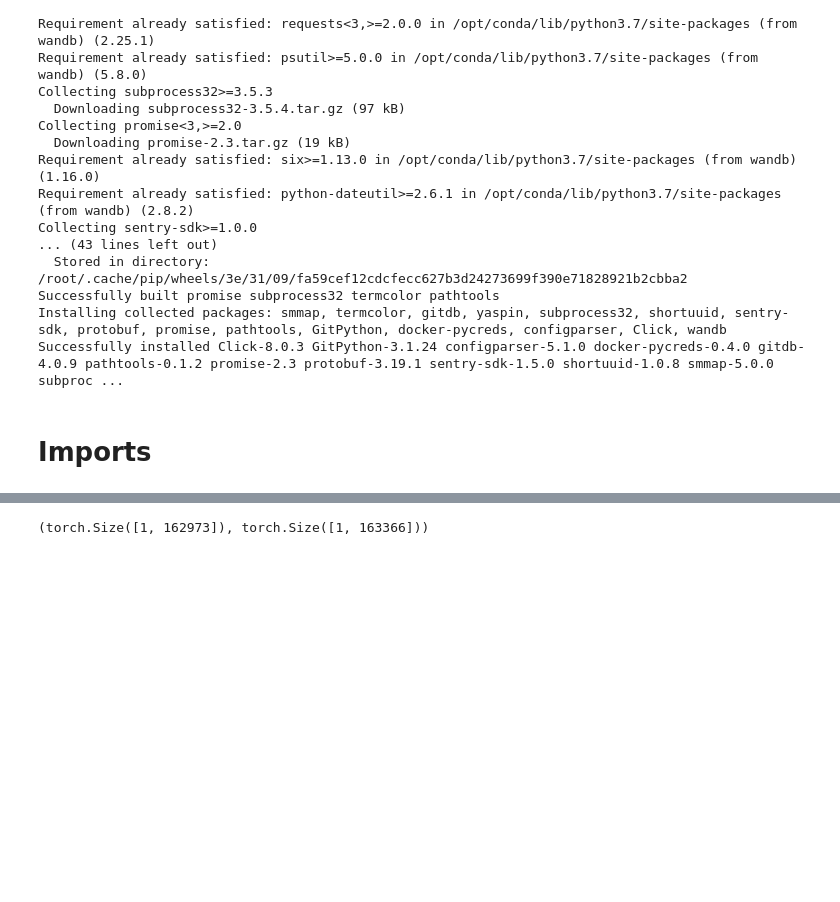
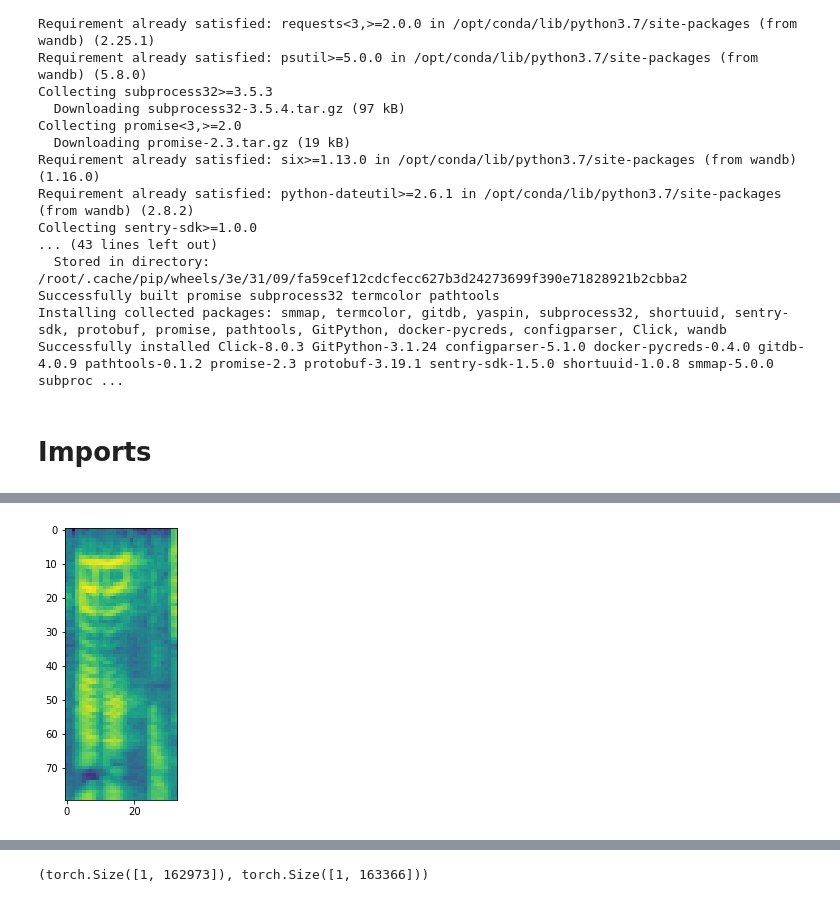
Before and after one commit to timothyxp/Hi-Fi-Gan, a Jupyter notebook: train.ipynb, the cells around one changed output, grey strips where cells are left out. Saved outputs shown, nothing was run; the diff lists cells and outputs as text; code cells hidden in the pictures; blank space fills up the shorter version.

```diff
--- a/train.ipynb
+++ b/train.ipynb
@@ -100,0 +139,5 @@ Syncing run effortless-sky-7 to Weights & Biases (docs).
+# %%
+for name, module in model.named_modules():
+    if type(module) is nn.Conv1d or type(module) is nn.Conv2d:
+        with torch.no_grad():
+            module.weight.normal_(0, 0.01)
@@ -112,0 +203,19 @@ for i in range(config.n_epochs):
+# %%
+import io
+
+import matplotlib.pyplot as plt
+from PIL import Image
+
+
+def plot_spectrogram_to_buf(spectrogram_tensor, name=None):
+    plt.figure(figsize=(20, 5))
+    plt.imshow(spectrogram_tensor)
+    plt.title(name)
+    buf = io.BytesIO()
+    plt.savefig(buf, format='png')
+    buf.seek(0)
+    return buf
+# %%
+Image.open(plot_spectrogram_to_buf(batch.melspec[1].detach().cpu()));
+# %% [output]
+[figure, added]
```
Also changed, not shown: parts of 15 cells of this notebook, 7 other files.
